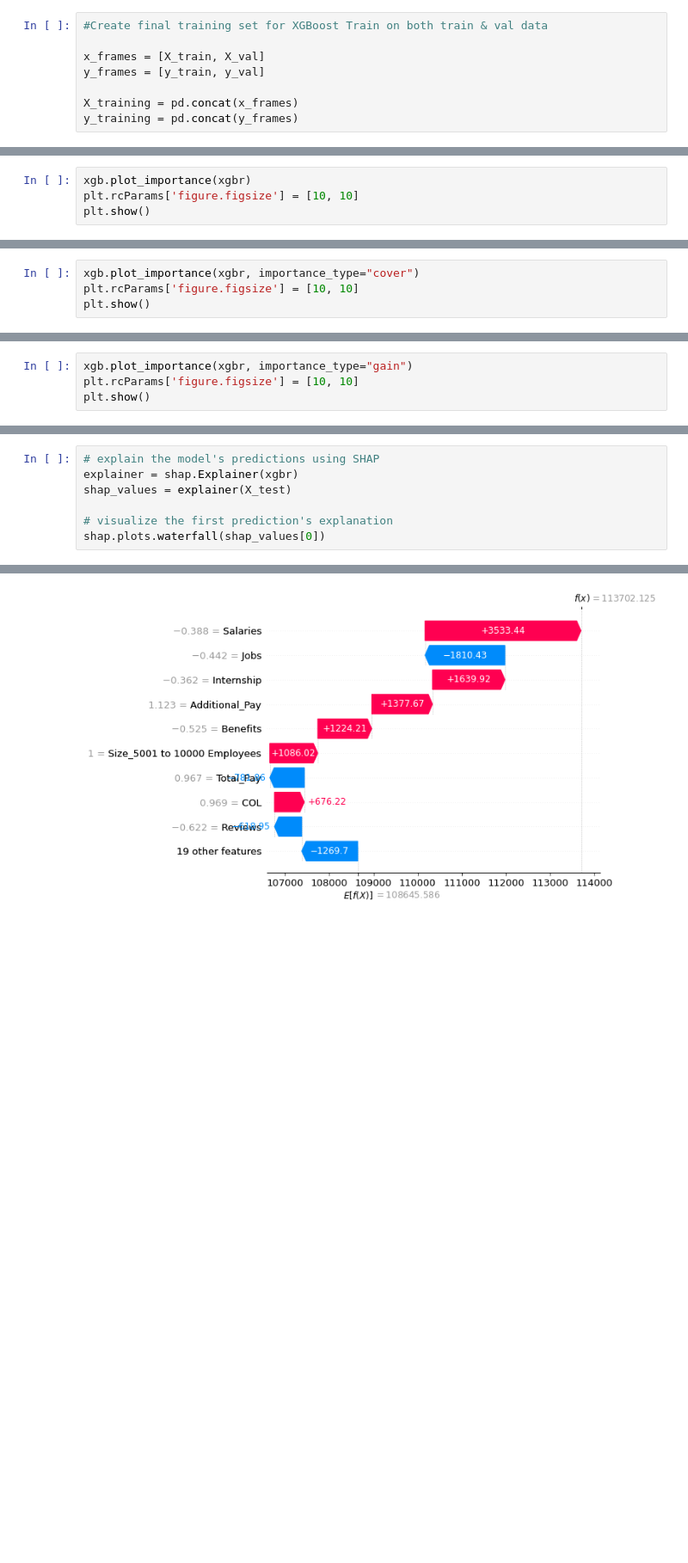
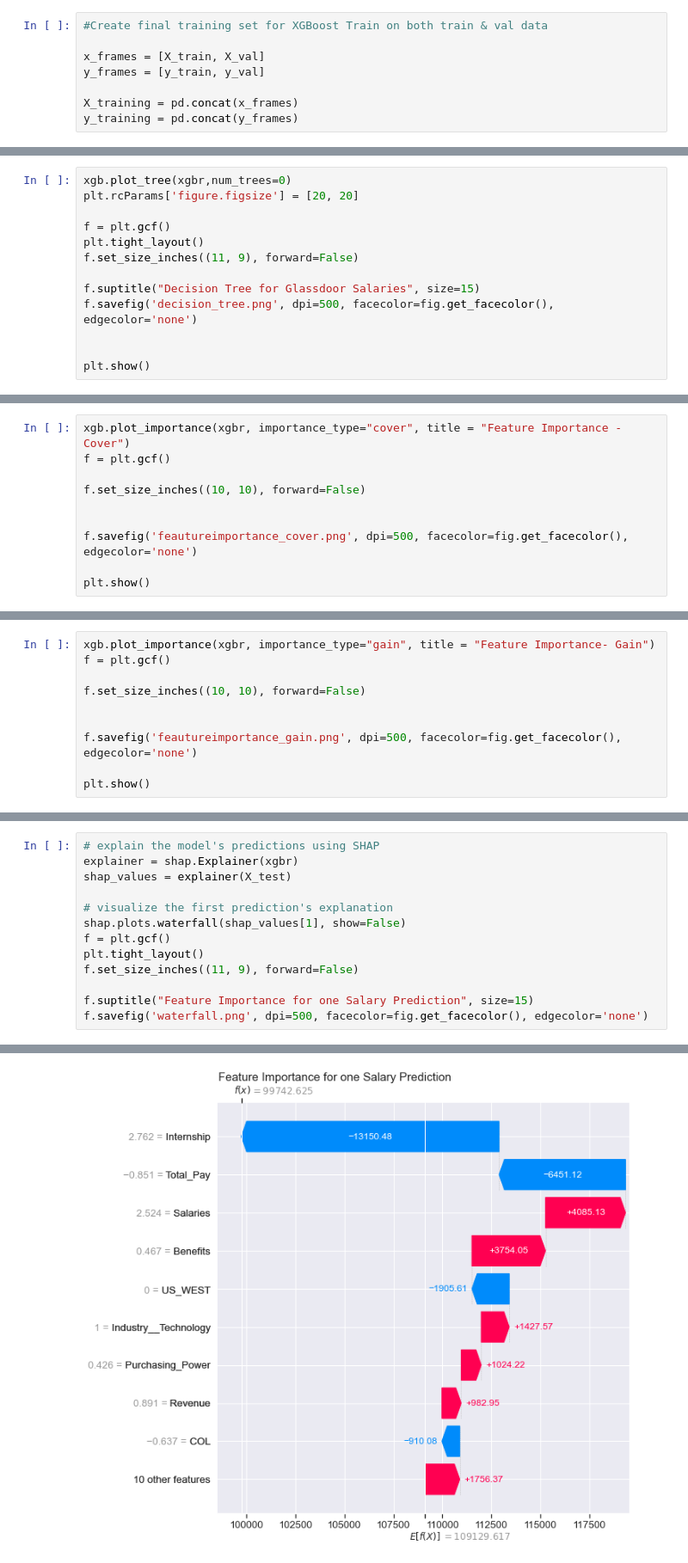
Before and after one commit to CeliaSagas/Data-Coin, a Jupyter notebook: code/4 - Regression.ipynb, the cells around one changed output, grey strips where cells are left out. Shown at 86% size. Drawn from its saved outputs; the diff is of its cells as text; blank space fills up the shorter version.

```diff
--- a/code/4 - Regression.ipynb
+++ b/code/4 - Regression.ipynb
@@ -644,4 +656,0 @@ plt.show()
-# %%
-xgb.plot_importance(xgbr)
-plt.rcParams['figure.figsize'] = [10, 10]
-plt.show()
@@ -649,0 +657,13 @@ plt.show()
+# %%
+xgb.plot_tree(xgbr,num_trees=0)
+plt.rcParams['figure.figsize'] = [20, 20]
+
+f = plt.gcf()
+plt.tight_layout()
+f.set_size_inches((11, 9), forward=False)
+
+f.suptitle("Decision Tree for Glassdoor Salaries", size=15)
+f.savefig('decision_tree.png', dpi=500, facecolor=fig.get_facecolor(), edgecolor='none')
+
+
+plt.show()
@@ -650,5 +684,11 @@ plt.show()
 # %%
-xgb.plot_importance(xgbr, importance_type="cover")
-plt.rcParams['figure.figsize'] = [10, 10]
+xgb.plot_importance(xgbr, importance_type="cover", title = "Feature Importance - Cover")
+f = plt.gcf()
+
+f.set_size_inches((10, 10), forward=False)
+
+
+f.savefig('feautureimportance_cover.png', dpi=500, facecolor=fig.get_facecolor(), edgecolor='none')
+
 plt.show()
 # %% [output]
@@ -656,5 +696,11 @@ plt.show()
 # %%
-xgb.plot_importance(xgbr, importance_type="gain")
-plt.rcParams['figure.figsize'] = [10, 10]
+xgb.plot_importance(xgbr, importance_type="gain", title = "Feature Importance- Gain")
+f = plt.gcf()
+
+f.set_size_inches((10, 10), forward=False)
+
+
+f.savefig('feautureimportance_gain.png', dpi=500, facecolor=fig.get_facecolor(), edgecolor='none')
+
 plt.show()
 # %% [output]
@@ -662,13 +708,19 @@ plt.show()
 # %%
 # explain the model's predictions using SHAP
 explainer = shap.Explainer(xgbr)
 shap_values = explainer(X_test)
 
 # visualize the first prediction's explanation
-shap.plots.waterfall(shap_values[0])
+shap.plots.waterfall(shap_values[1], show=False)
+f = plt.gcf()
+plt.tight_layout()
+f.set_size_inches((11, 9), forward=False)
+
+f.suptitle("Feature Importance for one Salary Prediction", size=15)
+f.savefig('waterfall.png', dpi=500, facecolor=fig.get_facecolor(), edgecolor='none')
 # %% [output]
 ntree_limit is deprecated, use `iteration_range` or model slicing instead.
-[figure, old version]
+[figure, new version]
 # %%
 # create a dependence scatter plot to show the effect of a single feature across the whole dataset
 shap.plots.scatter(shap_values[:,"Salaries"], color=shap_values)
```
Also changed, not shown: parts of 45 cells of this notebook, 8 other files.
